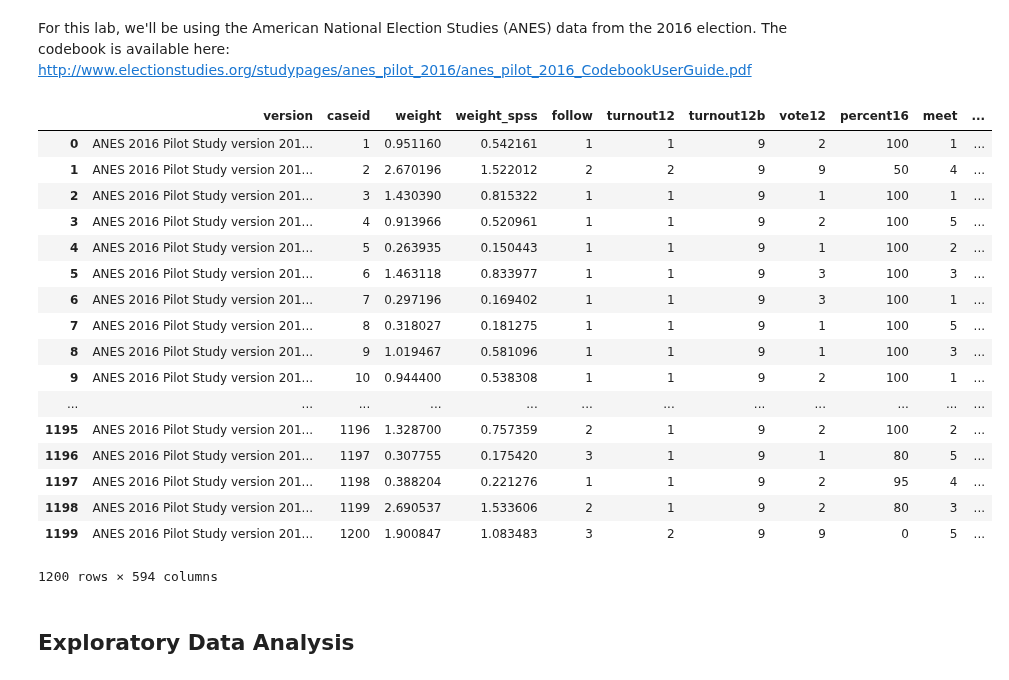
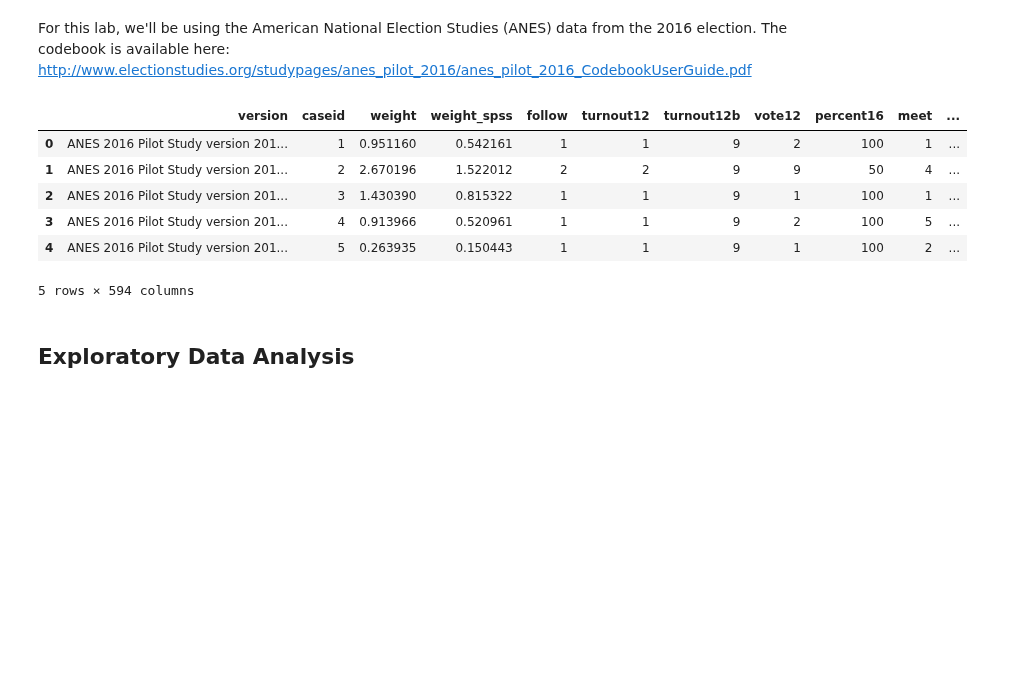
Before and after one commit to ds-modules/LEGALST-190, a Jupyter notebook: LEGALST-123/1-30/1-30_Bootstrap and Confidence Intervals_solutions.ipynb, the cells around one changed output. Drawn from its saved outputs; the diff is of its cells as text; code cells hidden in the pictures; blank space fills up the shorter version.

```diff
--- a/LEGALST-123/1-30/1-30_Bootstrap and Confidence Intervals_solutions.ipynb
+++ b/LEGALST-123/1-30/1-30_Bootstrap and Confidence Intervals_solutions.ipynb
@@ -14,26 +14,15 @@ For this lab, we'll be using the American National Election Studies (ANES) data
 # %%
 # use the same data set as the previous and future labs
 anes = pd.read_csv('../data/anes/anes_pilot_2016.csv')
-anes
+anes.head()
 # %% [output]
 |  | version | caseid | weight | weight_spss | follow | turnout12 | turnout12b | vote12 | percent16 | meet | ... |
 | 0 | ANES 2016 Pilot Study version 201... | 1 | 0.951160 | 0.542161 | 1 | 1 | 9 | 2 | 100 | 1 | ... |
 | 1 | ANES 2016 Pilot Study version 201... | 2 | 2.670196 | 1.522012 | 2 | 2 | 9 | 9 | 50 | 4 | ... |
 | 2 | ANES 2016 Pilot Study version 201... | 3 | 1.430390 | 0.815322 | 1 | 1 | 9 | 1 | 100 | 1 | ... |
 | 3 | ANES 2016 Pilot Study version 201... | 4 | 0.913966 | 0.520961 | 1 | 1 | 9 | 2 | 100 | 5 | ... |
 | 4 | ANES 2016 Pilot Study version 201... | 5 | 0.263935 | 0.150443 | 1 | 1 | 9 | 1 | 100 | 2 | ... |
-| 5 | ANES 2016 Pilot Study version 201... | 6 | 1.463118 | 0.833977 | 1 | 1 | 9 | 3 | 100 | 3 | ... |
-| 6 | ANES 2016 Pilot Study version 201... | 7 | 0.297196 | 0.169402 | 1 | 1 | 9 | 3 | 100 | 1 | ... |
-| 7 | ANES 2016 Pilot Study version 201... | 8 | 0.318027 | 0.181275 | 1 | 1 | 9 | 1 | 100 | 5 | ... |
-| 8 | ANES 2016 Pilot Study version 201... | 9 | 1.019467 | 0.581096 | 1 | 1 | 9 | 1 | 100 | 3 | ... |
-| 9 | ANES 2016 Pilot Study version 201... | 10 | 0.944400 | 0.538308 | 1 | 1 | 9 | 2 | 100 | 1 | ... |
-| ... | ... | ... | ... | ... | ... | ... | ... | ... | ... | ... | ... |
-| 1195 | ANES 2016 Pilot Study version 201... | 1196 | 1.328700 | 0.757359 | 2 | 1 | 9 | 2 | 100 | 2 | ... |
-| 1196 | ANES 2016 Pilot Study version 201... | 1197 | 0.307755 | 0.175420 | 3 | 1 | 9 | 1 | 80 | 5 | ... |
-| 1197 | ANES 2016 Pilot Study version 201... | 1198 | 0.388204 | 0.221276 | 1 | 1 | 9 | 2 | 95 | 4 | ... |
-| 1198 | ANES 2016 Pilot Study version 201... | 1199 | 2.690537 | 1.533606 | 2 | 1 | 9 | 2 | 80 | 3 | ... |
-| 1199 | ANES 2016 Pilot Study version 201... | 1200 | 1.900847 | 1.083483 | 3 | 2 | 9 | 9 | 0 | 5 | ... |
-1200 rows × 594 columns
+5 rows × 594 columns
 # %% [markdown]
 ## Exploratory Data Analysis
 # %% [markdown]
```
Also changed, not shown: parts of 5 cells of this notebook.
